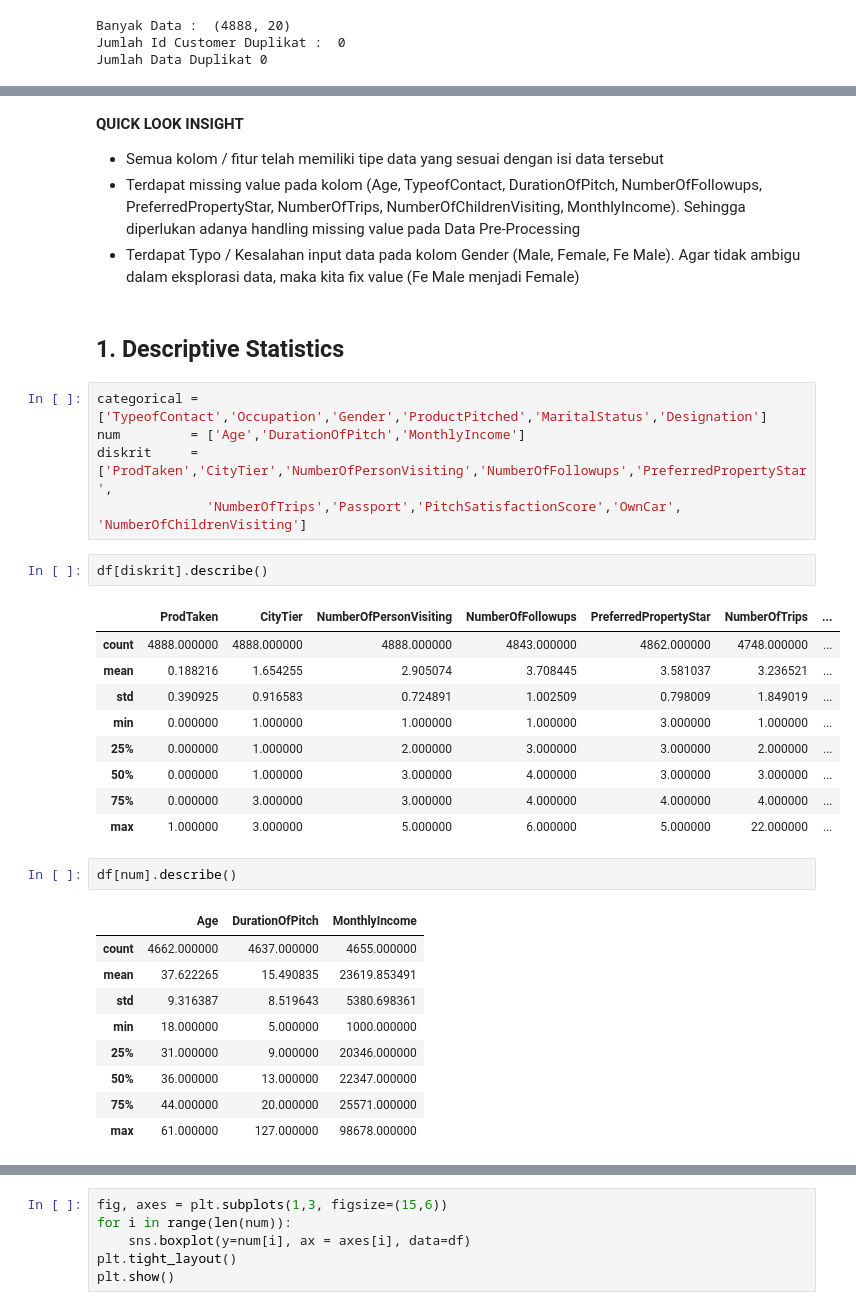
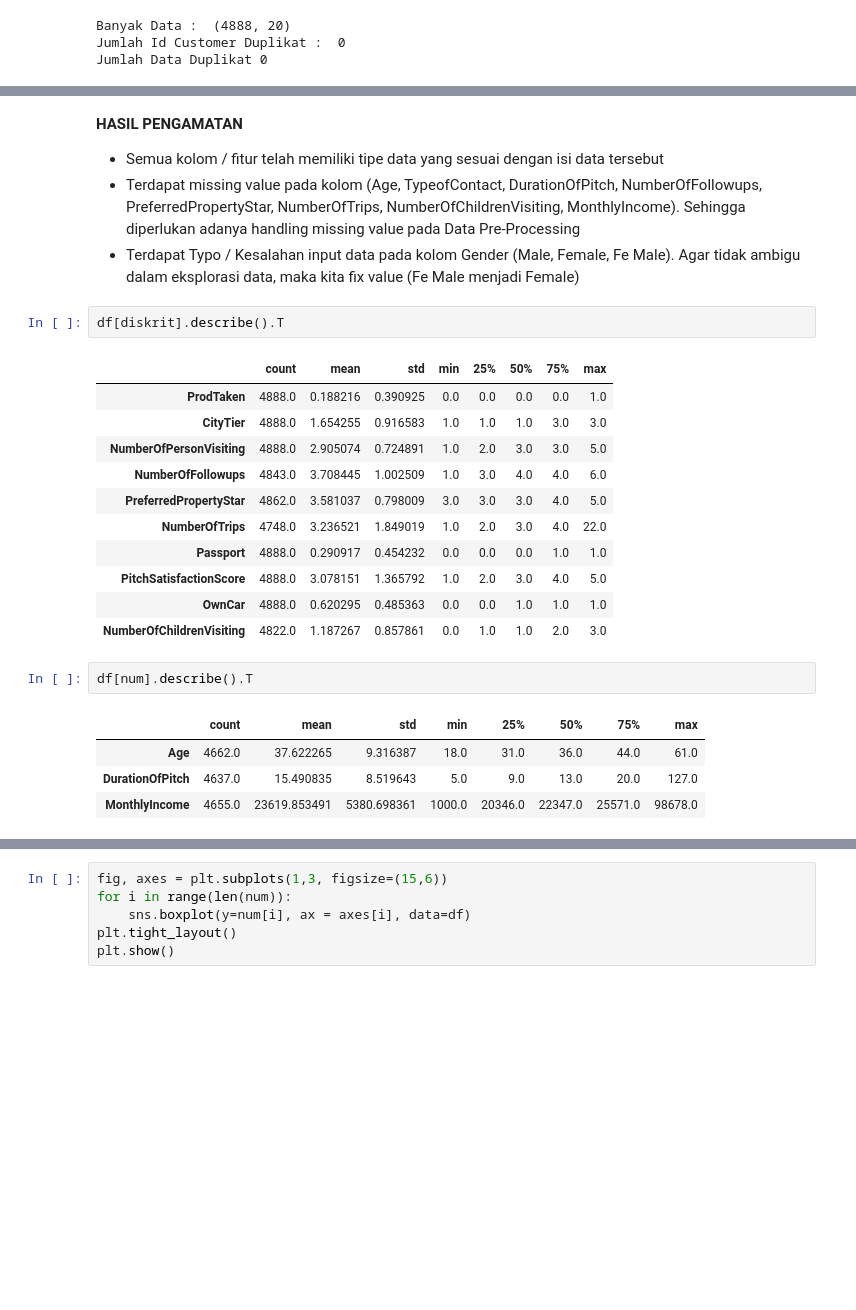
Before and after one commit to JodhiKrisantus/Classification-Holiday-Package-Prediction, a Jupyter notebook: Pandas_Lovers_Holiday_Package_Prediction.ipynb, the cells around one changed output, grey strips where cells are left out. Saved outputs shown, nothing was run; the diff lists cells and outputs as text; blank space fills up the shorter version.

```diff
--- a/Pandas_Lovers_Holiday_Package_Prediction.ipynb
+++ b/Pandas_Lovers_Holiday_Package_Prediction.ipynb
@@ -152,40 +214,30 @@ Value count gender :
 Female    1972
 Name: Gender, dtype: int64
 # %% [markdown]
-**QUICK LOOK INSIGHT**
+**HASIL PENGAMATAN**
 
 - Semua kolom / fitur telah memiliki tipe data yang sesuai dengan isi data tersebut
 - Terdapat missing value pada kolom (Age, TypeofContact, DurationOfPitch, NumberOfFollowups, PreferredPropertyStar, NumberOfTrips, NumberOfChildrenVisiting, MonthlyIncome). Sehingga diperlukan adanya handling missing value pada Data Pre-Processing
 - Terdapat Typo / Kesalahan input data pada kolom Gender (Male, Female, Fe Male). Agar tidak ambigu dalam eksplorasi data, maka kita fix value (Fe Male menjadi Female)
-# %% [markdown]
-## **1. Descriptive Statistics**
-# %%
-categorical = ['TypeofContact','Occupation','Gender','ProductPitched','MaritalStatus','Designation']
-num         = ['Age','DurationOfPitch','MonthlyIncome']
-diskrit     = ['ProdTaken','CityTier','NumberOfPersonVisiting','NumberOfFollowups','PreferredPropertyStar',
-              'NumberOfTrips','Passport','PitchSatisfactionScore','OwnCar', 'NumberOfChildrenVisiting']
 # %%
-df[diskrit].describe()
+df[diskrit].describe().T
 # %% [output]
-|  | ProdTaken | CityTier | NumberOfPersonVisiting | NumberOfFollowups | PreferredPropertyStar | NumberOfTrips | ... |
-| count | 4888.000000 | 4888.000000 | 4888.000000 | 4843.000000 | 4862.000000 | 4748.000000 | ... |
-| mean | 0.188216 | 1.654255 | 2.905074 | 3.708445 | 3.581037 | 3.236521 | ... |
-| std | 0.390925 | 0.916583 | 0.724891 | 1.002509 | 0.798009 | 1.849019 | ... |
-| min | 0.000000 | 1.000000 | 1.000000 | 1.000000 | 3.000000 | 1.000000 | ... |
-| 25% | 0.000000 | 1.000000 | 2.000000 | 3.000000 | 3.000000 | 2.000000 | ... |
-| 50% | 0.000000 | 1.000000 | 3.000000 | 4.000000 | 3.000000 | 3.000000 | ... |
-| 75% | 0.000000 | 3.000000 | 3.000000 | 4.000000 | 4.000000 | 4.000000 | ... |
-| max | 1.000000 | 3.000000 | 5.000000 | 6.000000 | 5.000000 | 22.000000 | ... |
+|  | count | mean | std | min | 25% | 50% | 75% | max |
+| ProdTaken | 4888.0 | 0.188216 | 0.390925 | 0.0 | 0.0 | 0.0 | 0.0 | 1.0 |
+| CityTier | 4888.0 | 1.654255 | 0.916583 | 1.0 | 1.0 | 1.0 | 3.0 | 3.0 |
+| NumberOfPersonVisiting | 4888.0 | 2.905074 | 0.724891 | 1.0 | 2.0 | 3.0 | 3.0 | 5.0 |
+| NumberOfFollowups | 4843.0 | 3.708445 | 1.002509 | 1.0 | 3.0 | 4.0 | 4.0 | 6.0 |
+| PreferredPropertyStar | 4862.0 | 3.581037 | 0.798009 | 3.0 | 3.0 | 3.0 | 4.0 | 5.0 |
+| NumberOfTrips | 4748.0 | 3.236521 | 1.849019 | 1.0 | 2.0 | 3.0 | 4.0 | 22.0 |
+| Passport | 4888.0 | 0.290917 | 0.454232 | 0.0 | 0.0 | 0.0 | 1.0 | 1.0 |
+| PitchSatisfactionScore | 4888.0 | 3.078151 | 1.365792 | 1.0 | 2.0 | 3.0 | 4.0 | 5.0 |
+| OwnCar | 4888.0 | 0.620295 | 0.485363 | 0.0 | 0.0 | 1.0 | 1.0 | 1.0 |
+| NumberOfChildrenVisiting | 4822.0 | 1.187267 | 0.857861 | 0.0 | 1.0 | 1.0 | 2.0 | 3.0 |
 # %%
-df[num].describe()
+df[num].describe().T
 # %% [output]
-|  | Age | DurationOfPitch | MonthlyIncome |
-| count | 4662.000000 | 4637.000000 | 4655.000000 |
-| mean | 37.622265 | 15.490835 | 23619.853491 |
-| std | 9.316387 | 8.519643 | 5380.698361 |
-| min | 18.000000 | 5.000000 | 1000.000000 |
-| 25% | 31.000000 | 9.000000 | 20346.000000 |
-| 50% | 36.000000 | 13.000000 | 22347.000000 |
-| 75% | 44.000000 | 20.000000 | 25571.000000 |
-| max | 61.000000 | 127.000000 | 98678.000000 |
+|  | count | mean | std | min | 25% | 50% | 75% | max |
+| Age | 4662.0 | 37.622265 | 9.316387 | 18.0 | 31.0 | 36.0 | 44.0 | 61.0 |
+| DurationOfPitch | 4637.0 | 15.490835 | 8.519643 | 5.0 | 9.0 | 13.0 | 20.0 | 127.0 |
+| MonthlyIncome | 4655.0 | 23619.853491 | 5380.698361 | 1000.0 | 20346.0 | 22347.0 | 25571.0 | 98678.0 |
 # %%
```
Also changed, not shown: parts of 35 cells of this notebook.
